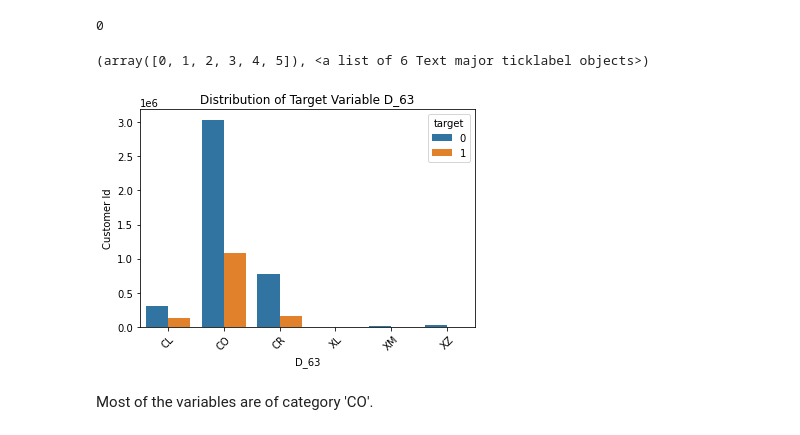
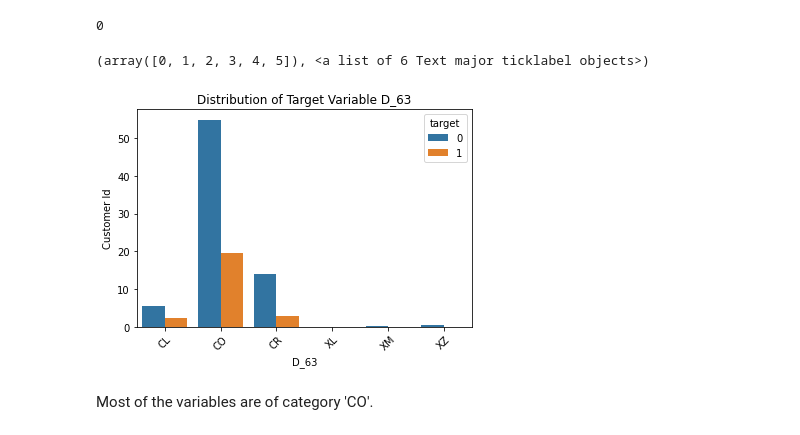
Before and after one commit to sankardevisharath/amex-default-prediction, a Jupyter notebook: notebooks/explore_columns.ipynb, the cells around one changed output. Drawn from its saved outputs; the diff is of its cells as text; code cells hidden in the pictures.

```diff
--- a/notebooks/explore_columns.ipynb
+++ b/notebooks/explore_columns.ipynb
@@ -329,14 +329,15 @@ d_63_64_df['D_63'].isnull().sum()
 # %%
 grp = d_63_64_df.groupby(by=['D_63', 'target']).count()
 grp = grp.reset_index()
-sns.barplot(x=grp.D_63,y=grp.customer_ID,
+grp['Percentage'] = 100 * grp['customer_ID'] / grp['customer_ID'].sum()
+sns.barplot(x=grp.D_63,y=grp.Percentage,
                  hue=grp.target, data=grp)
 plt.title('Distribution of Target Variable D_63')
 plt.ylabel('Customer Id')
 plt.xticks(rotation=45)
 # %% [output]
 (array([0, 1, 2, 3, 4, 5]), <a list of 6 Text major ticklabel objects>)
-[figure, old version]
+[figure, new version]
 # %% [markdown]
 Most of the variables are of category 'CO'.
 # %%
```
Also changed, not shown: parts of 4 cells of this notebook.
